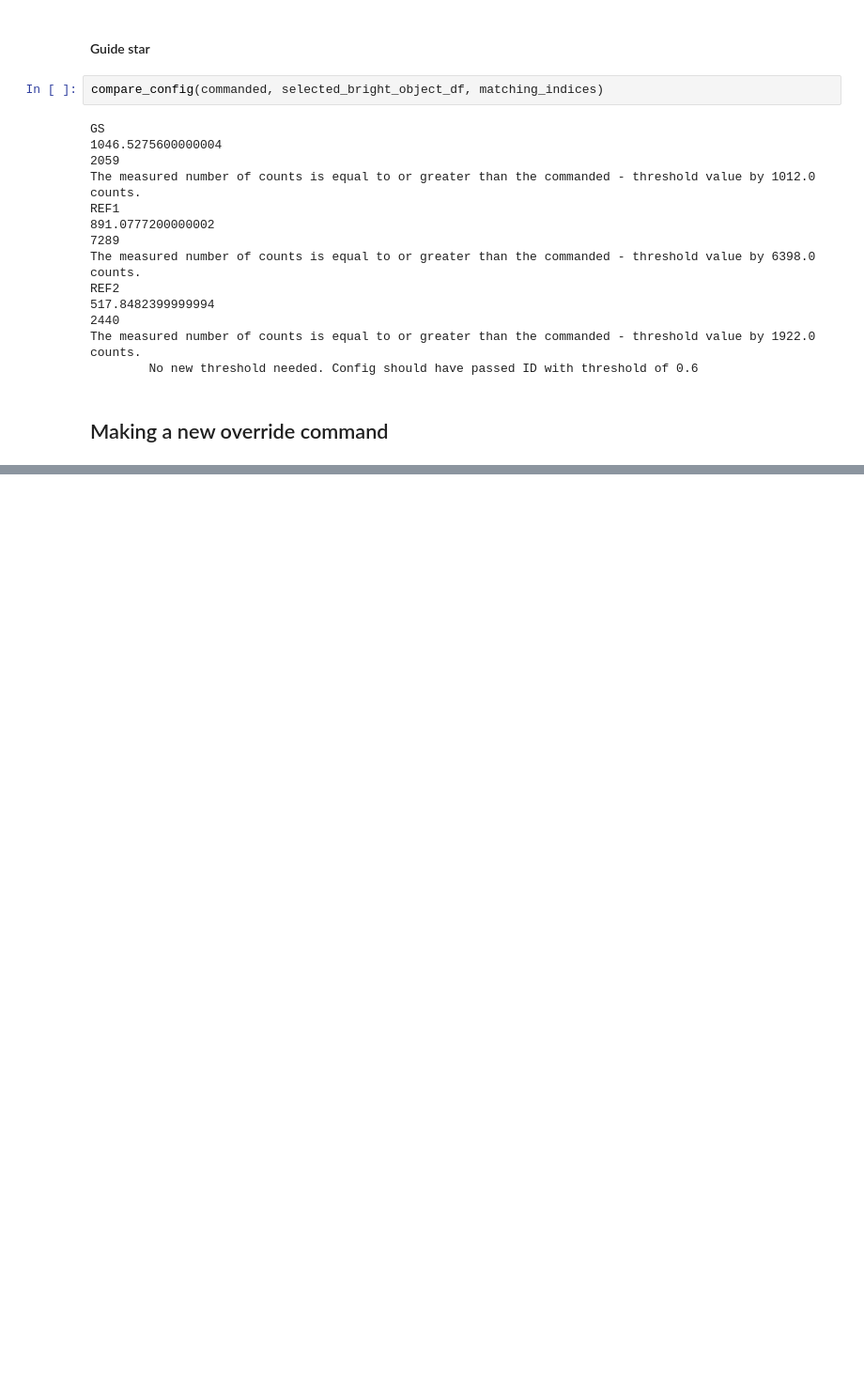
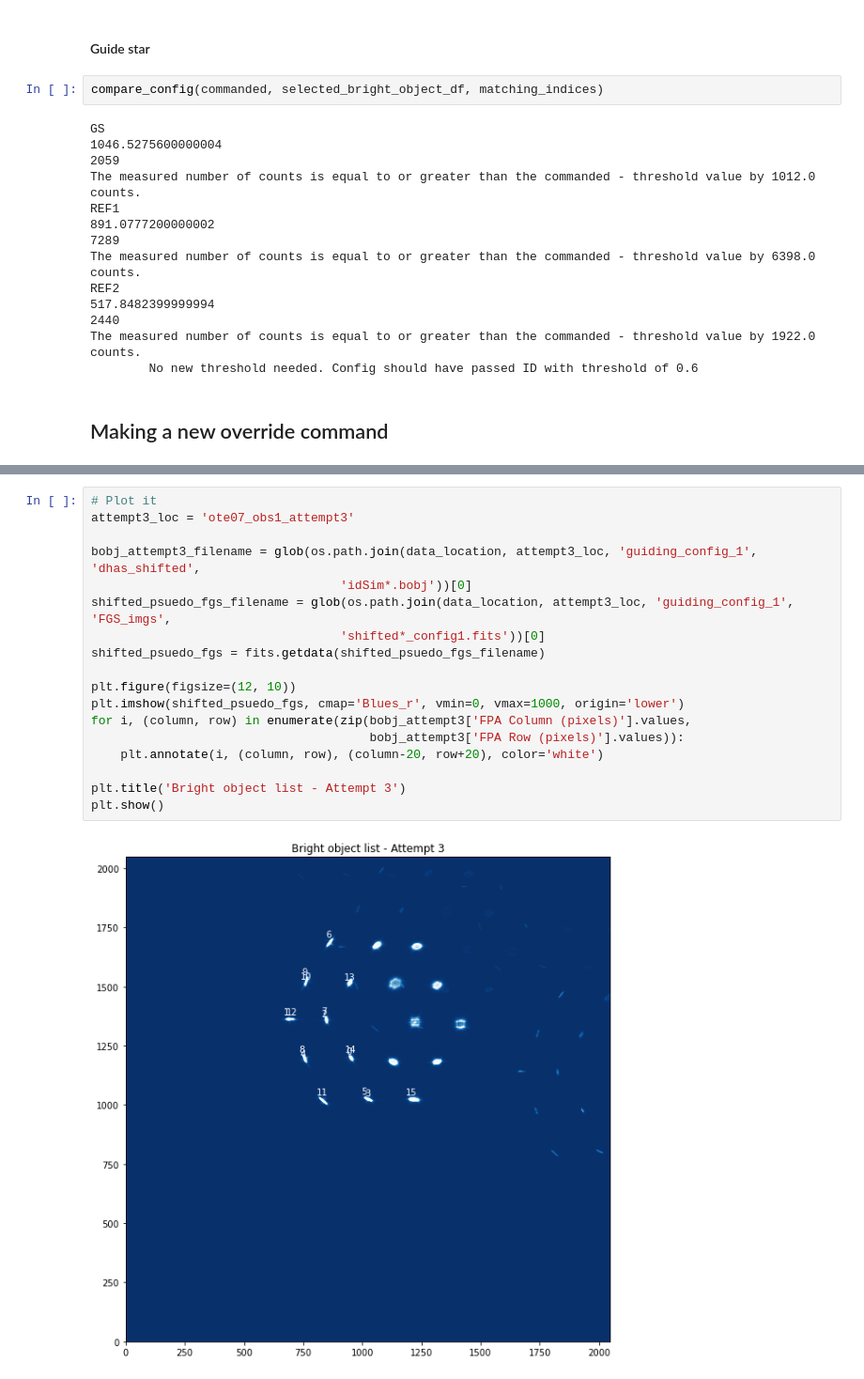
Before and after one commit to spacetelescope/jwst_magic, a Jupyter notebook: notebooks/Commissioning_Support/Global Alignment Observation 1 Guiding Failure Analysis-July.ipynb, the cells around one changed output, grey strips where cells are left out. Shown at 94% size. Drawn from its saved outputs; the diff is of its cells as text; blank space fills up the shorter version.

```diff
--- a/notebooks/Commissioning_Support/Global Alignment Observation 1 Guiding Failure Analysis-July.ipynb
+++ b/notebooks/Commissioning_Support/Global Alignment Observation 1 Guiding Failure Analysis-July.ipynb
@@ -455,0 +712,20 @@ Use a new commands if the recommended threshold is over 100%
+# %%
+# Plot it
+attempt3_loc = 'ote07_obs1_attempt3'
+
+bobj_attempt3_filename = glob(os.path.join(data_location, attempt3_loc, 'guiding_config_1', 'dhas_shifted',
+                                  'idSim*.bobj'))[0]
+shifted_psuedo_fgs_filename = glob(os.path.join(data_location, attempt3_loc, 'guiding_config_1', 'FGS_imgs',
+                                  'shifted*_config1.fits'))[0]
+shifted_psuedo_fgs = fits.getdata(shifted_psuedo_fgs_filename)
+
+plt.figure(figsize=(12, 10))
+plt.imshow(shifted_psuedo_fgs, cmap='Blues_r', vmin=0, vmax=1000, origin='lower')
+for i, (column, row) in enumerate(zip(bobj_attempt3['FPA Column (pixels)'].values,
+                                      bobj_attempt3['FPA Row (pixels)'].values)):
+    plt.annotate(i, (column, row), (column-20, row+20), color='white')
+
+plt.title('Bright object list - Attempt 3')
+plt.show()
+# %% [output]
+[figure, added]
```
Also changed, not shown: parts of 36 cells of this notebook, 5 other files.
